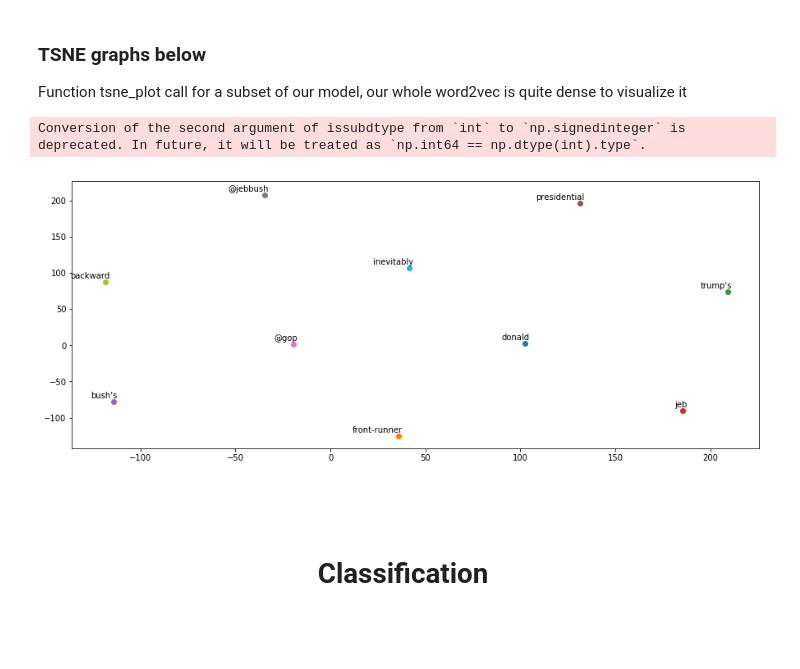
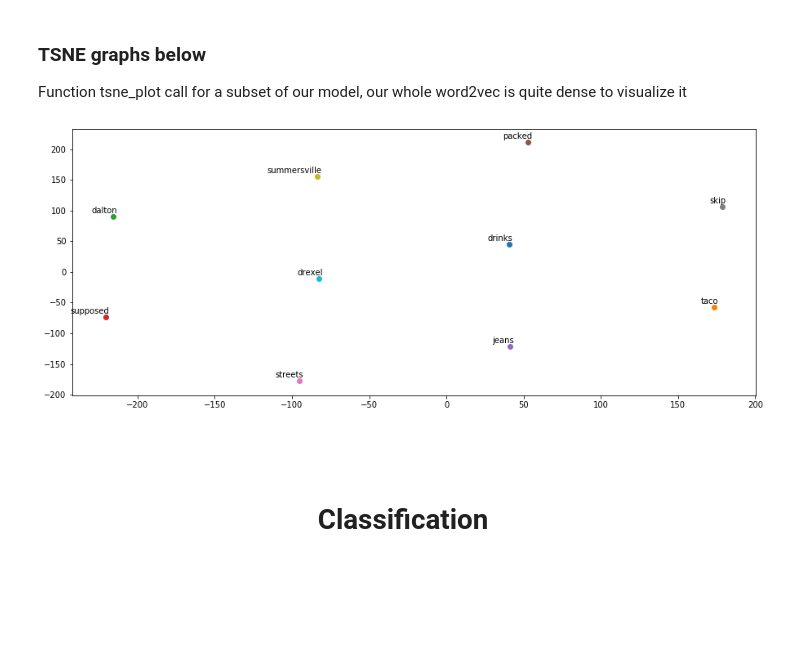
Before and after one commit to Fanarosss/Sentiment-Analysis-on-Tweets, a Jupyter notebook: Project1.ipynb, the cells around one changed output. Drawn from its saved outputs; the diff is of its cells as text; code cells hidden in the pictures; blank space fills up the shorter version.

```diff
--- a/Project1.ipynb
+++ b/Project1.ipynb
@@ -516,7 +510,3 @@ bow_xtrain = pickle.load(open(filename, 'rb'))
-# %%
-#load stored model
-filename = 'bag_of_words_test.sav'
-bow_xtest = pickle.load(open(filename, 'rb'))
 # %% [markdown]
 <br><h3>2. TF-IDF</h3>
 # %% [markdown]
@@ -547,11 +523,3 @@ Run this only if you have already stored the bag of words</b> and you wish to lo
-# %%
-#load stored model
-filename = 'tf_idf.sav'
-tfidf = pickle.load(open(filename, 'rb'))
-# %%
-#load stored model
-filename = 'tf_idf_test.sav'
-tfidf_test = pickle.load(open(filename, 'rb'))
 # %% [markdown]
 <br><h3>3. Word Embeddings</h3>
 Using: <br>
@@ -616,6 +554,6 @@ pickle.dump(model_w2v, open(filename, 'wb'))
 Else Run this if you have already stored the word embeddings to load it instead of computing it.
 # %%
 #load stored model with 300 features
-w2v_features = 50
-filename = 'word_embed_50.sav'
+w2v_features = 300
+filename = 'word_embed_300.sav'
 model_w2v = pickle.load(open(filename, 'rb'))
@@ -673,10 +614,9 @@ def tsne_plot(model, w2v):
                      va='bottom')
     plt.show()
 # %%
-tsne_plot(model_w2v.wv.most_similar(positive='trump'), model_w2v)
+tsne_plot(model_w2v.wv.most_similar(positive='tomorrow'), model_w2v)
 # %% [output]
-Conversion of the second argument of issubdtype from `int` to `np.signedinteger` is deprecated. In future, it will be treated as `np.int64 == np.dtype(int).type`.
-[figure, old version]
+[figure, new version]
 # %% [markdown]
 <br><br>
 <center><h1>Classification</h1></center><br>
```
Also changed, not shown: parts of 78 cells of this notebook.
